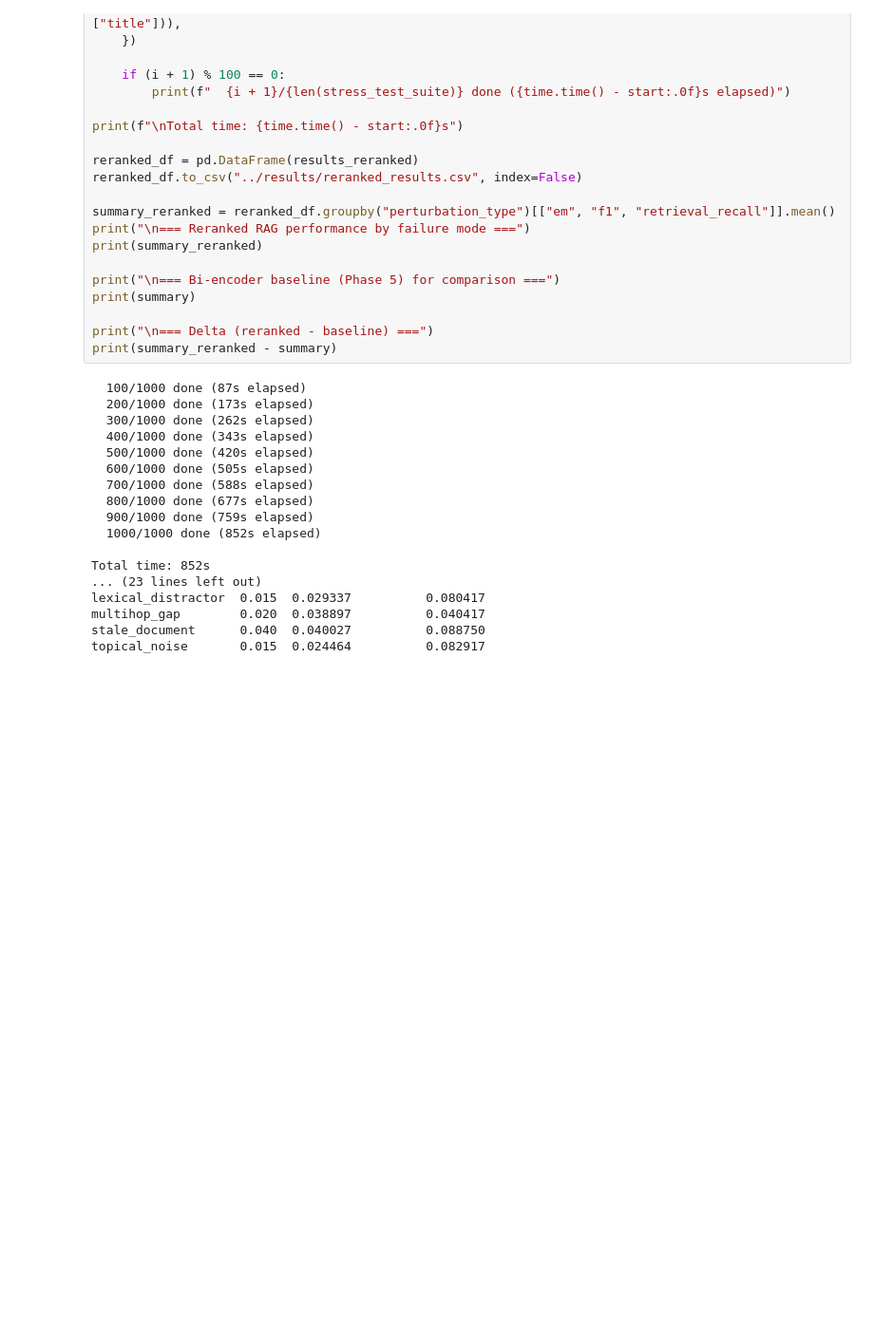
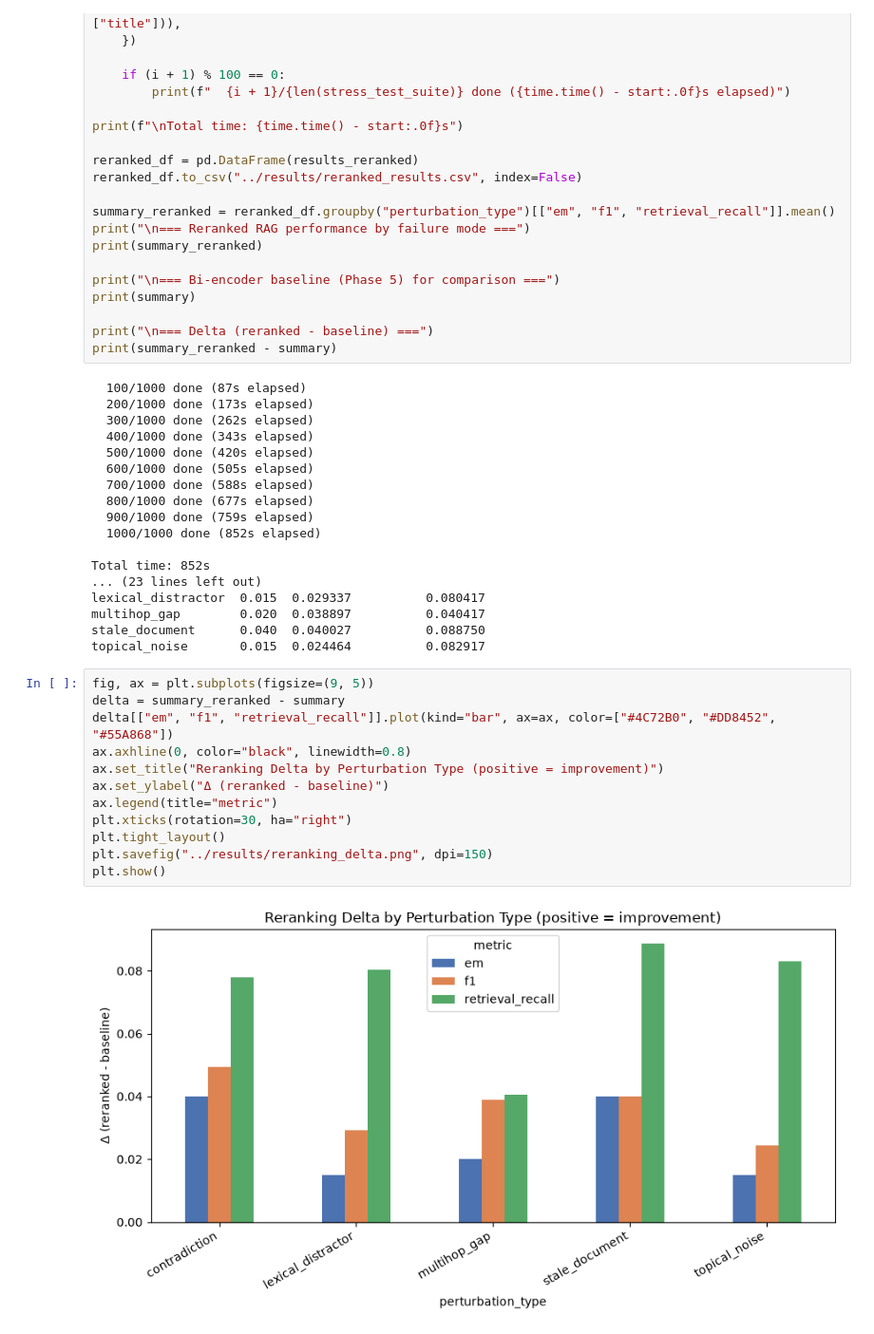
Before and after one commit to avahanmasih/RAG-Diagnostic-Suite, a Jupyter notebook: notebooks/01_dataset_exploration.ipynb.ipynb, the cells around one changed output. Shown at 95% size. Drawn from its saved outputs; the diff is of its cells as text; blank space fills up the shorter version.

Commit message:
Phase 6 complete: reranking results, delta table, visualization

```diff
--- a/notebooks/01_dataset_exploration.ipynb.ipynb
+++ b/notebooks/01_dataset_exploration.ipynb.ipynb
@@ -589,3 +589,17 @@ lexical_distractor  0.015  0.029337          0.080417
 multihop_gap        0.020  0.038897          0.040417
 stale_document      0.040  0.040027          0.088750
 topical_noise       0.015  0.024464          0.082917
+# %%
+fig, ax = plt.subplots(figsize=(9, 5))
+delta = summary_reranked - summary
+delta[["em", "f1", "retrieval_recall"]].plot(kind="bar", ax=ax, color=["#4C72B0", "#DD8452", "#55A868"])
+ax.axhline(0, color="black", linewidth=0.8)
+ax.set_title("Reranking Delta by Perturbation Type (positive = improvement)")
+ax.set_ylabel("Δ (reranked - baseline)")
+ax.legend(title="metric")
+plt.xticks(rotation=30, ha="right")
+plt.tight_layout()
+plt.savefig("../results/reranking_delta.png", dpi=150)
+plt.show()
+# %% [output]
+[figure, added]
```
